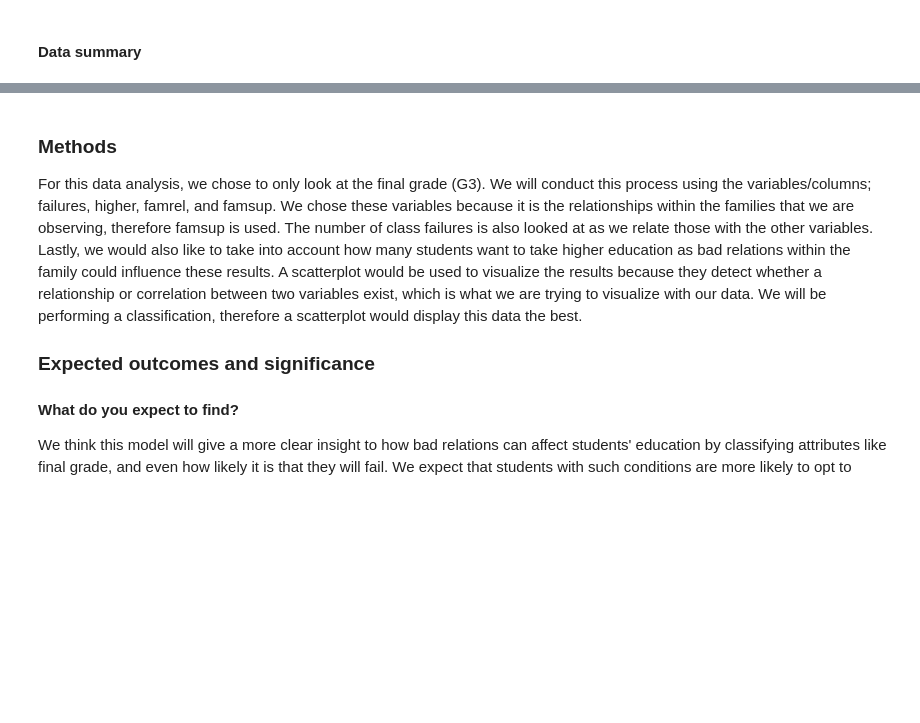
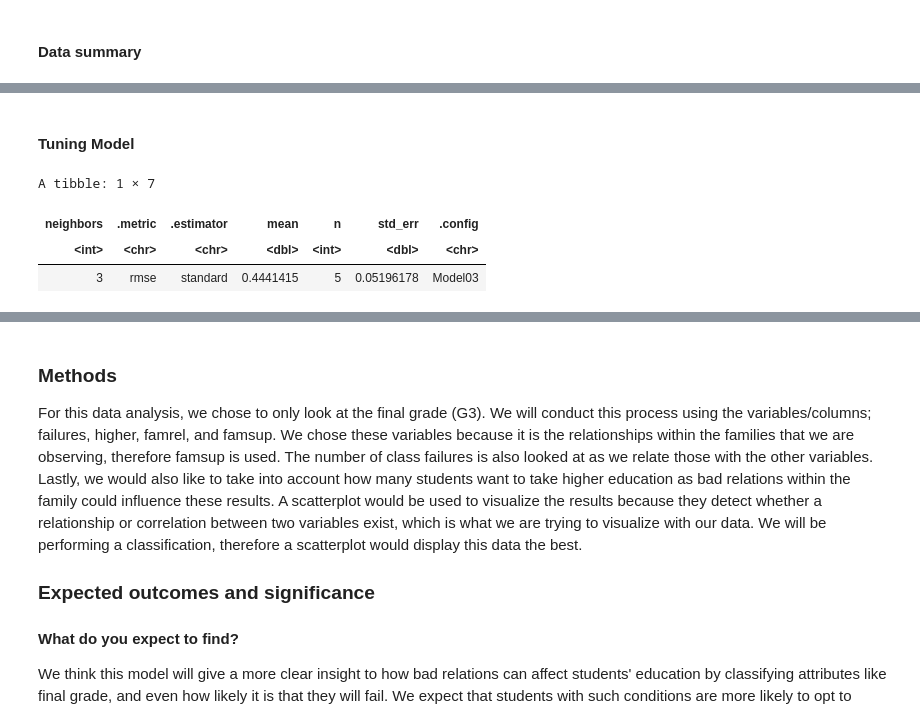
Before and after one commit to ethanthoma/dsci-100-group-project, a Jupyter notebook: Proposal.ipynb, the cells around one changed output, grey strips where cells are left out. Drawn from its saved outputs; the diff is of its cells as text; code cells hidden in the pictures; blank space fills up the shorter version.

```diff
--- a/Proposal.ipynb
+++ b/Proposal.ipynb
@@ -97,0 +97,26 @@ summary(student_train)
+# %% [markdown]
+#### Tuning Model
+# %%
+rec <- recipe(G3 ~ G1 + G2 + failures + absences, student_train)
+
+spec <- nearest_neighbor(weight_func = "rectangular", neighbors = tune()) %>%
+    set_engine("kknn") %>%
+    set_mode("regression")
+
+fit <- workflow() %>%
+    add_recipe(rec) %>%
+    add_model(spec)
+
+student_vfold <- student_train %>%
+    vfold_cv(v = 5, strata = G3)
+
+gridvals <- tibble(neighbors = seq(1, 10))
+
+fit %<>% tune_grid(resamples = student_vfold, grid = gridvals) %>%
+    collect_metrics()
+fit %>% filter(.metric == "rmse") %>% slice(3)
+# %% [output]
+A tibble: 1 × 7
+| neighbors | .metric | .estimator | mean | n | std_err | .config |
+| <int> | <chr> | <chr> | <dbl> | <int> | <dbl> | <chr> |
+| 3 | rmse | standard | 0.4441415 | 5 | 0.05196178 | Model03 |
```
Also changed, not shown: parts of 8 cells of this notebook.
